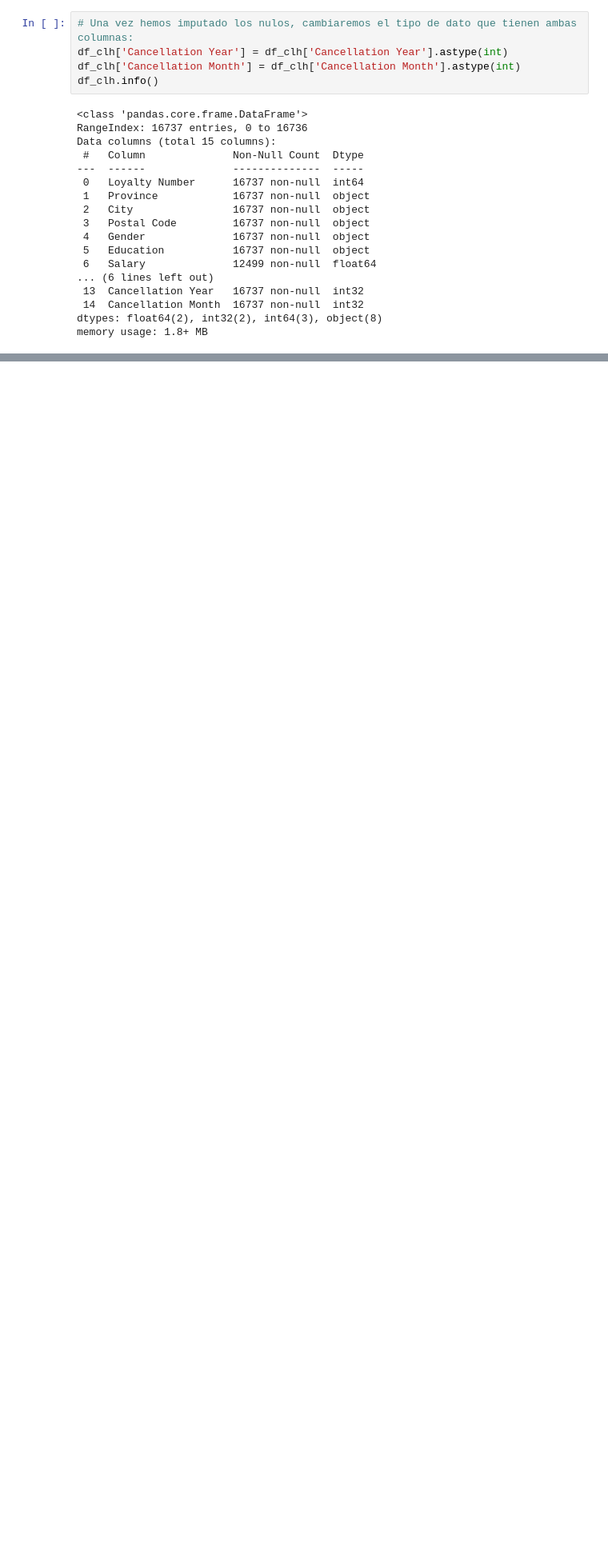
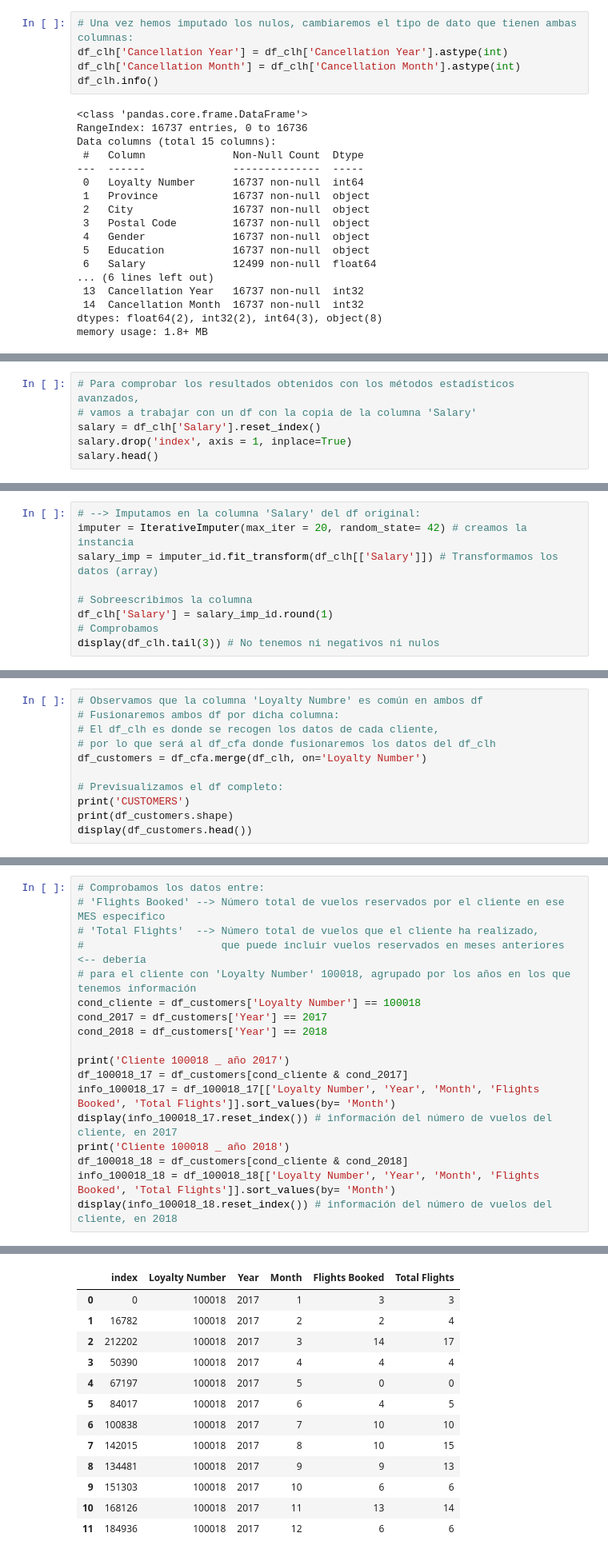
Before and after one commit to Adalab/bda-modulo-3-evaluacion-final-AnaROGA, a Jupyter notebook: mod03_ej_tecnico.ipynb, the cells around one changed output, grey strips where cells are left out. Shown at 80% size. Drawn from its saved outputs; the diff is of its cells as text; blank space fills up the shorter version.

```diff
--- a/mod03_ej_tecnico.ipynb
+++ b/mod03_ej_tecnico.ipynb
@@ -513,0 +576,6 @@ display(df_clh['Salary'].describe().reset_index().T)
+# %%
+# Para comprobar los resultados obtenidos con los métodos estadísticos avanzados,
+# vamos a trabajar con un df con la copia de la columna 'Salary'
+salary = df_clh['Salary'].reset_index()
+salary.drop('index', axis = 1, inplace=True)
+salary.head()
@@ -513,0 +635,9 @@ display(df_clh['Salary'].describe().reset_index().T)
+# %%
+# --> Imputamos en la columna 'Salary' del df original:
+imputer = IterativeImputer(max_iter = 20, random_state= 42) # creamos la instancia
+salary_imp = imputer_id.fit_transform(df_clh[['Salary']]) # Transformamos los datos (array)
+
+# Sobreescribimos la columna
+df_clh['Salary'] = salary_imp_id.round(1)
+# Comprobamos
+display(df_clh.tail(3)) # No tenemos ni negativos ni nulos
@@ -513,0 +680,11 @@ display(df_clh['Salary'].describe().reset_index().T)
+# %%
+# Observamos que la columna 'Loyalty Numbre' es común en ambos df
+# Fusionaremos ambos df por dicha columna:
+# El df_clh es donde se recogen los datos de cada cliente,
+# por lo que será al df_cfa donde fusionaremos los datos del df_clh
+df_customers = df_cfa.merge(df_clh, on='Loyalty Number')
+
+# Previsualizamos el df completo:
+print('CUSTOMERS')
+print(df_customers.shape)
+display(df_customers.head())
@@ -513,0 +746,19 @@ display(df_clh['Salary'].describe().reset_index().T)
+# %%
+# Comprobamos los datos entre:
+# 'Flights Booked' --> Número total de vuelos reservados por el cliente en ese MES específico
+# 'Total Flights'  --> Número total de vuelos que el cliente ha realizado,
+#                      que puede incluir vuelos reservados en meses anteriores  <-- debería
+# para el cliente con 'Loyalty Number' 100018, agrupado por los años en los que tenemos información
+cond_cliente = df_customers['Loyalty Number'] == 100018
+cond_2017 = df_customers['Year'] == 2017
+cond_2018 = df_customers['Year'] == 2018
+
+print('Cliente 100018 _ año 2017')
+df_100018_17 = df_customers[cond_cliente & cond_2017]
+info_100018_17 = df_100018_17[['Loyalty Number', 'Year', 'Month', 'Flights Booked', 'Total Flights']].sort_values(by= 'Month')
+display(info_100018_17.reset_index()) # información del número de vuelos del cliente, en 2017
+print('Cliente 100018 _ año 2018')
+df_100018_18 = df_customers[cond_cliente & cond_2018]
+info_100018_18 = df_100018_18[['Loyalty Number', 'Year', 'Month', 'Flights Booked', 'Total Flights']].sort_values(by= 'Month')
+display(info_100018_18.reset_index()) # información del número de vuelos del cliente, en 2018
+# %% [output]
@@ -513,0 +766,13 @@ display(df_clh['Salary'].describe().reset_index().T)
+|  | index | Loyalty Number | Year | Month | Flights Booked | Total Flights |
+| 0 | 0 | 100018 | 2017 | 1 | 3 | 3 |
+| 1 | 16782 | 100018 | 2017 | 2 | 2 | 4 |
+| 2 | 212202 | 100018 | 2017 | 3 | 14 | 17 |
+| 3 | 50390 | 100018 | 2017 | 4 | 4 | 4 |
+| 4 | 67197 | 100018 | 2017 | 5 | 0 | 0 |
+| 5 | 84017 | 100018 | 2017 | 6 | 4 | 5 |
+| 6 | 100838 | 100018 | 2017 | 7 | 10 | 10 |
+| 7 | 142015 | 100018 | 2017 | 8 | 10 | 15 |
+| 8 | 134481 | 100018 | 2017 | 9 | 9 | 13 |
+| 9 | 151303 | 100018 | 2017 | 10 | 6 | 6 |
+| 10 | 168126 | 100018 | 2017 | 11 | 13 | 14 |
+| 11 | 184936 | 100018 | 2017 | 12 | 6 | 6 |
```
Also changed, not shown: parts of 30 cells of this notebook.
